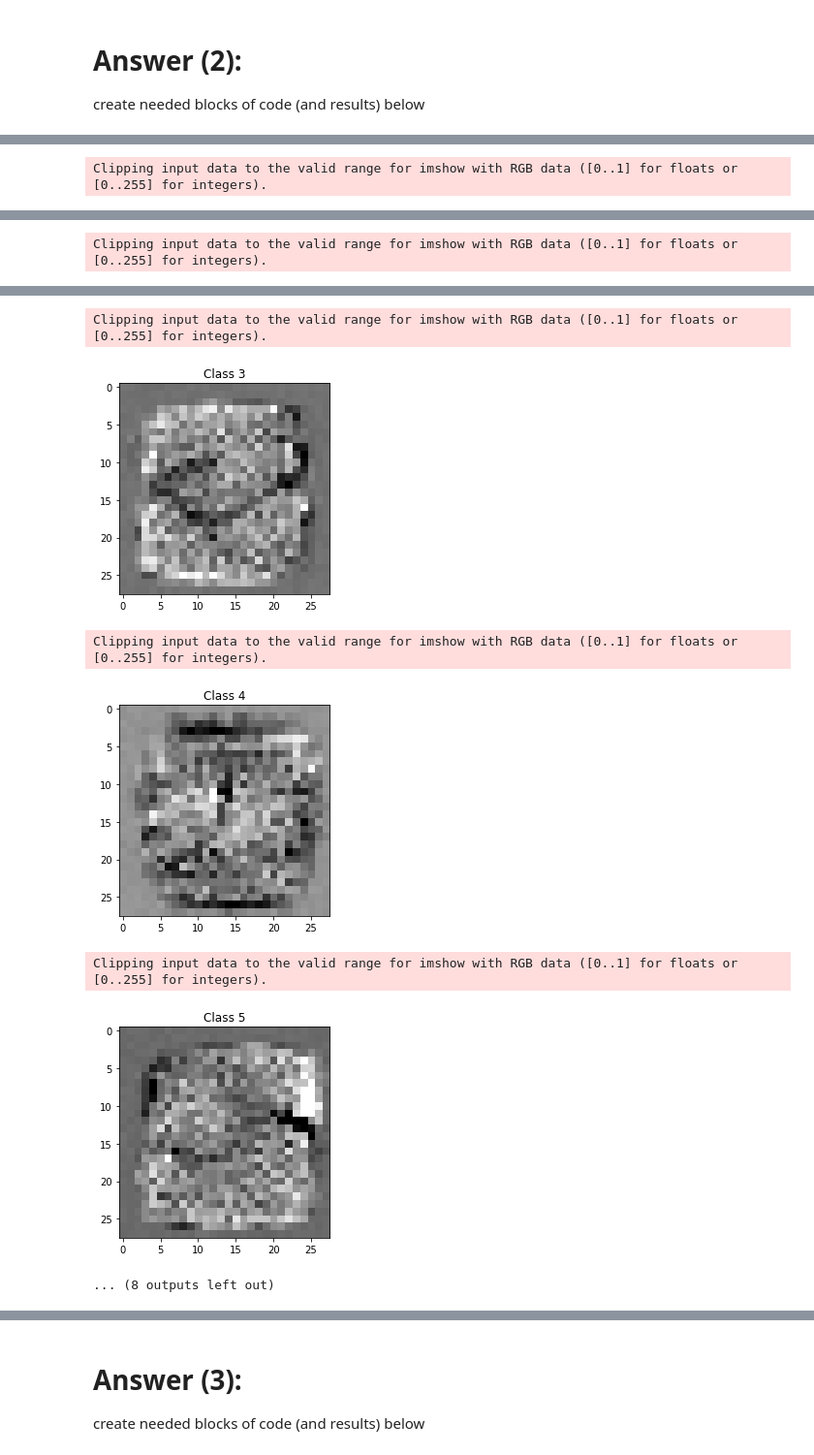
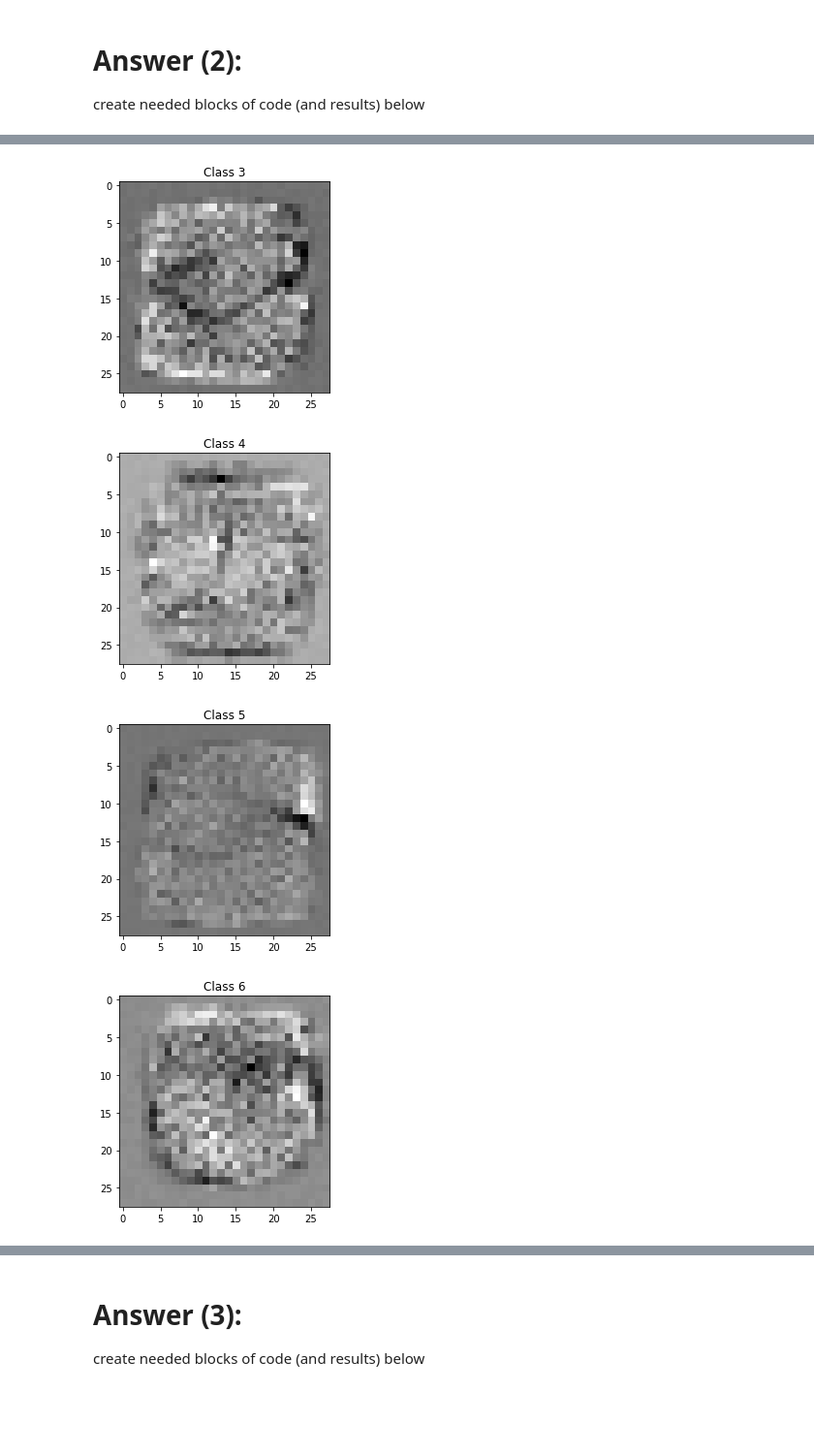
Before and after one commit to KareemJBR/CV-Exercises, a Jupyter notebook: HW3/Q1/ex3_2022_part1.ipynb, the cells around one changed output, grey strips where cells are left out. Shown at 97% size. Cells and saved outputs as stored; diff of their text form; code cells hidden in the pictures; blank space fills up the shorter version.

```diff
--- a/HW3/Q1/ex3_2022_part1.ipynb
+++ b/HW3/Q1/ex3_2022_part1.ipynb
@@ -324,8 +337,13 @@ for parameter in network.parameters():
     for i in range(10):
         temp = torchvision.utils.make_grid(parameter[i].resize(28, 28))
 
-        temp = temp / 2 + 0.5  # un-normalize
         temp_np = temp.numpy()
+        mx_val = np.amax(temp_np)
+        mn_val = np.amin(temp_np)
+
+        temp_np -= mn_val
+
+        temp_np /= (mx_val - mn_val)
 
         plt.figure()
         plt.title("Class " + str(i))
@@ -339 +355,0 @@ Clipping input data to the valid range for imshow with RGB data ([0..1] for floa
-Clipping input data to the valid range for imshow with RGB data ([0..1] for floats or [0..255] for integers).
@@ -341 +356,0 @@ Clipping input data to the valid range for imshow with RGB data ([0..1] for floa
-Clipping input data to the valid range for imshow with RGB data ([0..1] for floats or [0..255] for integers).
@@ -343,7 +358,4 @@ Clipping input data to the valid range for imshow with RGB data ([0..1] for floa
-Clipping input data to the valid range for imshow with RGB data ([0..1] for floats or [0..255] for integers).
-[figure, old version]
+[figure, new version]
-Clipping input data to the valid range for imshow with RGB data ([0..1] for floats or [0..255] for integers).
-[figure, old version]
+[figure, new version]
-Clipping input data to the valid range for imshow with RGB data ([0..1] for floats or [0..255] for integers).
-[figure, old version]
+[figure, new version]
-... (8 outputs left out)
+[figure, added]
```
Also changed, not shown: parts of 12 cells of this notebook, 2 other files.
